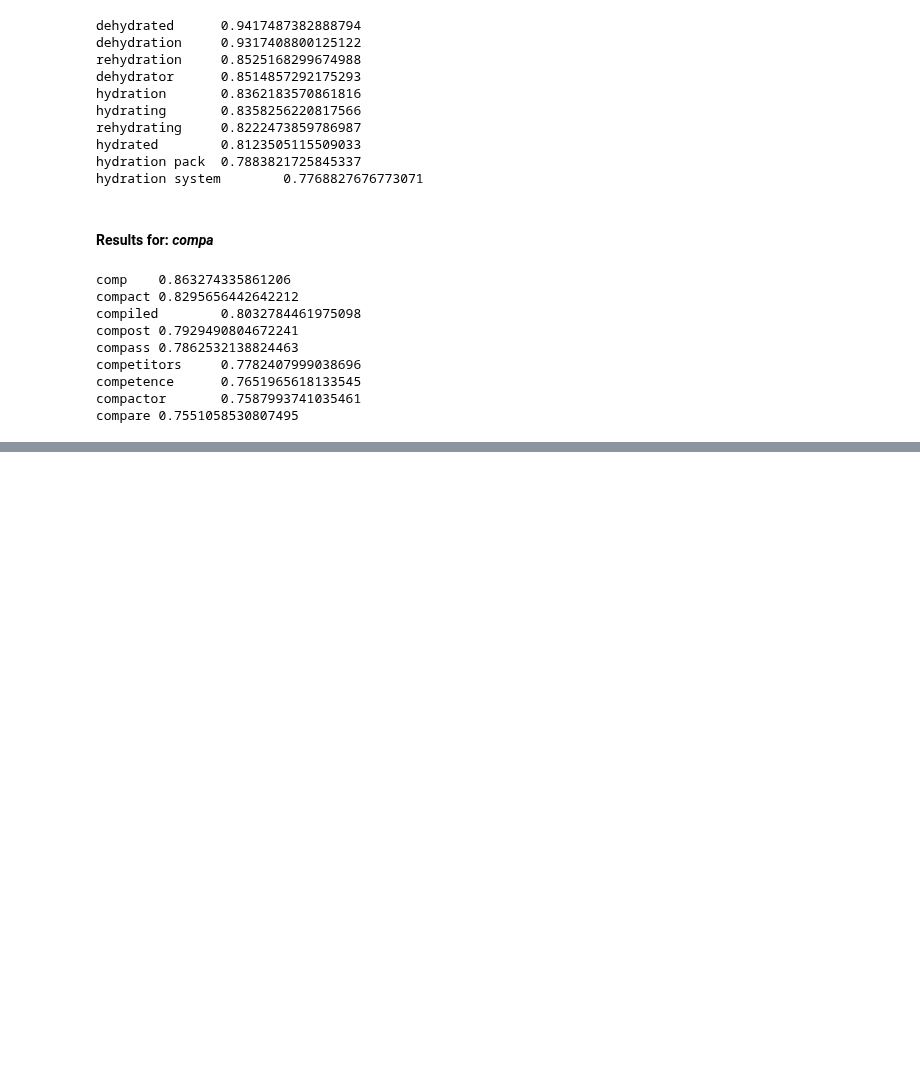
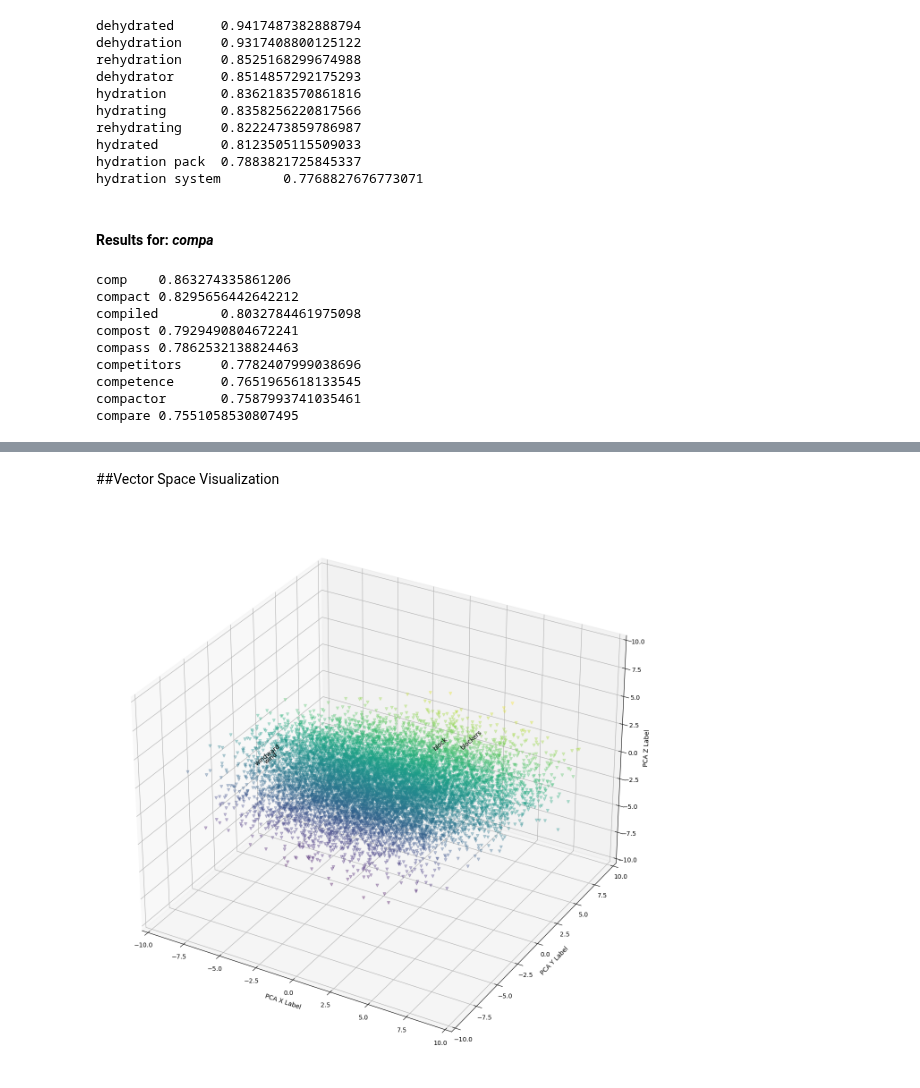
Before and after one commit to rahiakela/machine-learning-research-and-practice, a Jupyter notebook: ai-powered-search/13-semantic-search/02_autocomplete.ipynb, the cells around one changed output, grey strips where cells are left out. Saved outputs shown, nothing was run; the diff lists cells and outputs as text; code cells hidden in the pictures; blank space fills up the shorter version.

```diff
--- a/ai-powered-search/13-semantic-search/02_autocomplete.ipynb
+++ b/ai-powered-search/13-semantic-search/02_autocomplete.ipynb
@@ -373,0 +374,2 @@ excel   0.5212134718894958
+# %% [markdown]
+##Vector Space Visualization
@@ -373,0 +382,46 @@ excel   0.5212134718894958
+# %%
+vectors = embeddings
+pca = PCA(n_components=3)
+pca_data = pca.fit_transform(vectors)
+
+label_ids = []
+label_texts = []
+ids,_ = index.knnQuery(embeddings[100], k=2)
+label_ids += [idx for idx in ids]
+ids,_ = index.knnQuery(embeddings[505], k=2)
+label_ids += [idx for idx in ids]
+label_texts += [labels[phrases[idx]].lower() for idx in label_ids]
+markers = ['v']*len(vectors)
+
+components = pd.DataFrame({
+    'x': pca_data[:,0],
+    'y': pca_data[:,1],
+    'z': pca_data[:,2]
+})
+
+fig = plt.figure(figsize=(24,16))
+ax = fig.add_subplot(projection='3d')
+ax.scatter(
+    components['x'].values,
+    components['y'].values,
+    c=components['y'].values,
+    marker='v',
+    alpha=0.3
+)
+
+for i,label in zip(label_ids,label_texts):
+    x = components['x'][i]
+    y = components['y'][i]
+    z = components['z'][i]
+    zdir = 'y'
+    ax.text(x, y, z, label, zdir)
+
+ax.set_xlim(-10, 10)
+ax.set_ylim(-10, 10)
+ax.set_zlim(-10, 10)
+ax.set_xlabel('PCA X Label')
+ax.set_ylabel('PCA Y Label')
+ax.set_zlabel('PCA Z Label')
+plt.show()
+# %% [output]
+[figure, added]
```
Also changed, not shown: parts of 9 cells of this notebook.
